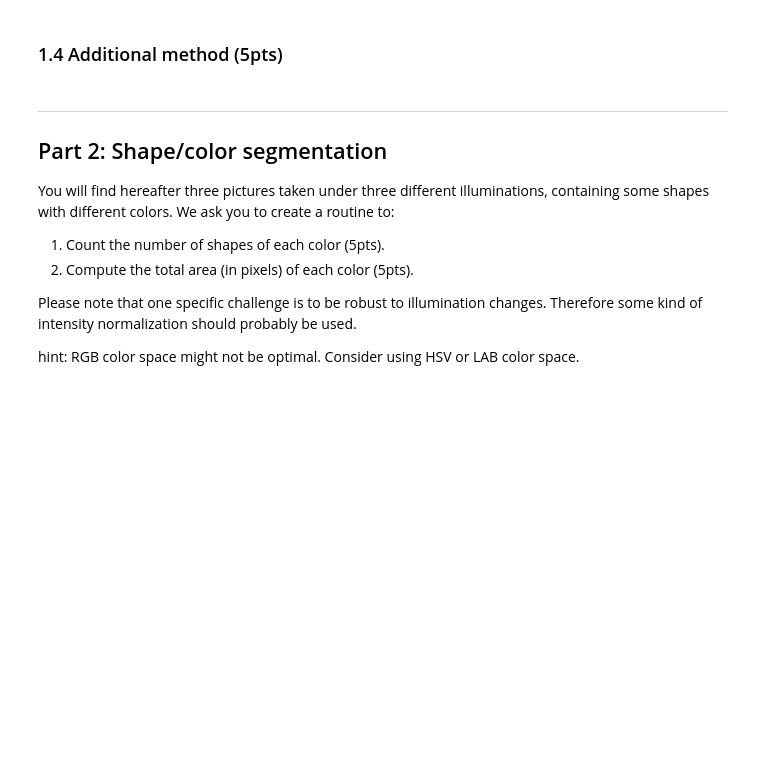
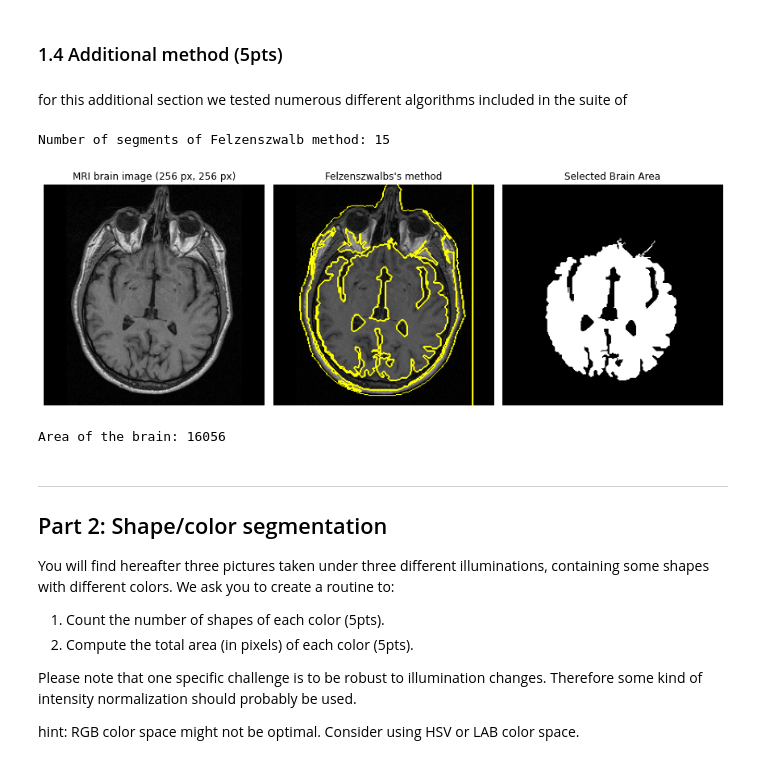
Before and after one commit to warhuus/iapr-2022, a Jupyter notebook: lab_01_segmentation.ipynb, the cells around one changed output. Drawn from its saved outputs; the diff is of its cells as text; code cells hidden in the pictures; blank space fills up the shorter version.

```diff
--- a/lab_01_segmentation.ipynb
+++ b/lab_01_segmentation.ipynb
@@ -195,3 +193,38 @@ The total number of pixels is: 15354.
+# %% [markdown]
+for this additional section we tested numerous different algorithms included in the suite of
+# %%
+from skimage.segmentation import felzenszwalb
+from skimage.segmentation import mark_boundaries
+
+segments_fz = felzenszwalb(brain_im, scale=280, sigma=.77, min_size=100, multichannel=False)
+
+print(f'Number of segments of Felzenszwalb method: {len(np.unique(segments_fz))}')
+
+selected_segment = segments_fz[125, 137]
+brain = (segments_fz == selected_segment).astype(int)
+
+fig, ax = plt.subplots(1,3, figsize=(12,12), sharex=True, sharey=True)
+
+ax[0].imshow(brain_im, cmap='gray')
+ax[0].set_title('MRI brain image ({} px, {} px)'.format(brain_im.shape[0],brain_im.shape[0]))
+ax[0].set_axis_off()
+
+ax[1].imshow(mark_boundaries(brain_im, segments_fz))
+ax[1].set_title("Felzenszwalbs's method")
+ax[1].set_axis_off()
+
+ax[2].imshow(brain, cmap='gray')
+ax[2].set_title("Selected Brain Area")
+ax[2].set_axis_off()
+
+plt.tight_layout()
+plt.show()
+
+print(f'Area of the brain: {brain.sum()}')
+# %% [output]
+Number of segments of Felzenszwalb method: 15
+[figure, added]
+Area of the brain: 16056
 # %% [markdown]
 ---
 ## Part 2: Shape/color segmentation
```
Also changed, not shown: parts of 2 cells of this notebook.
